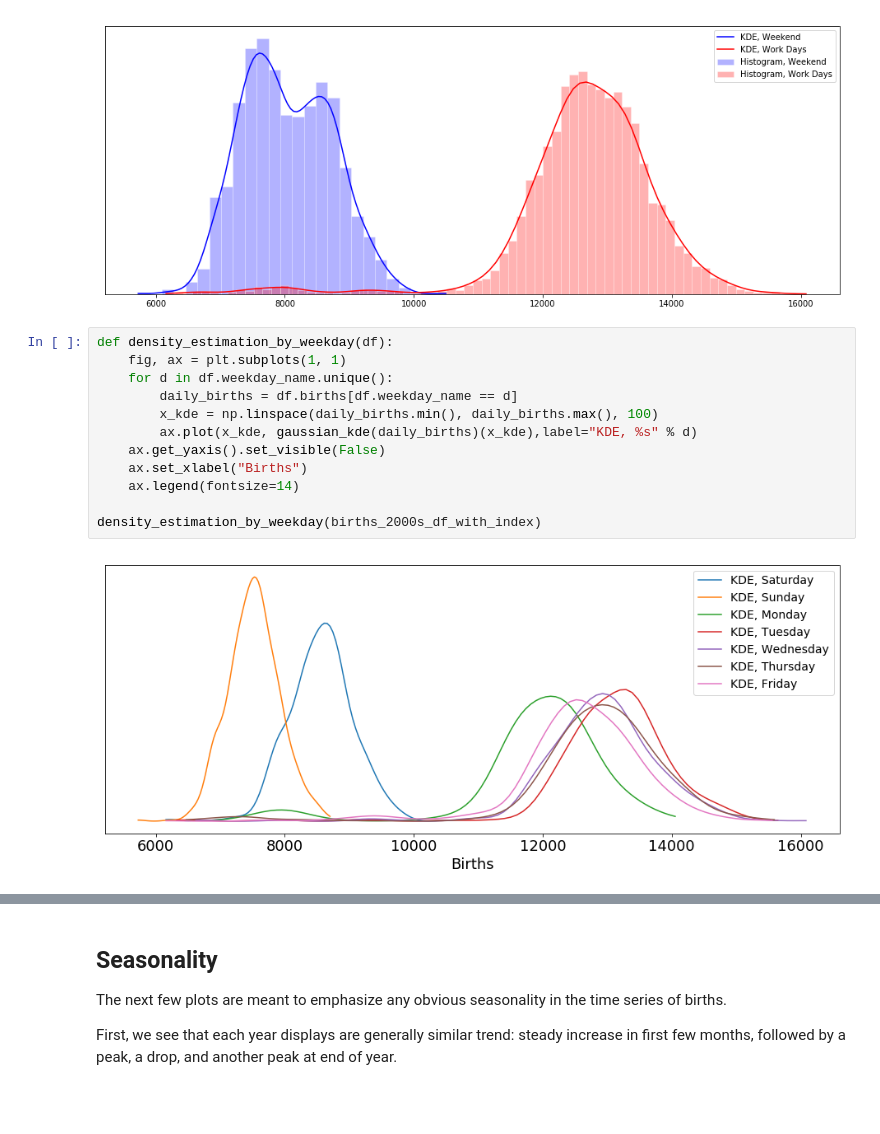
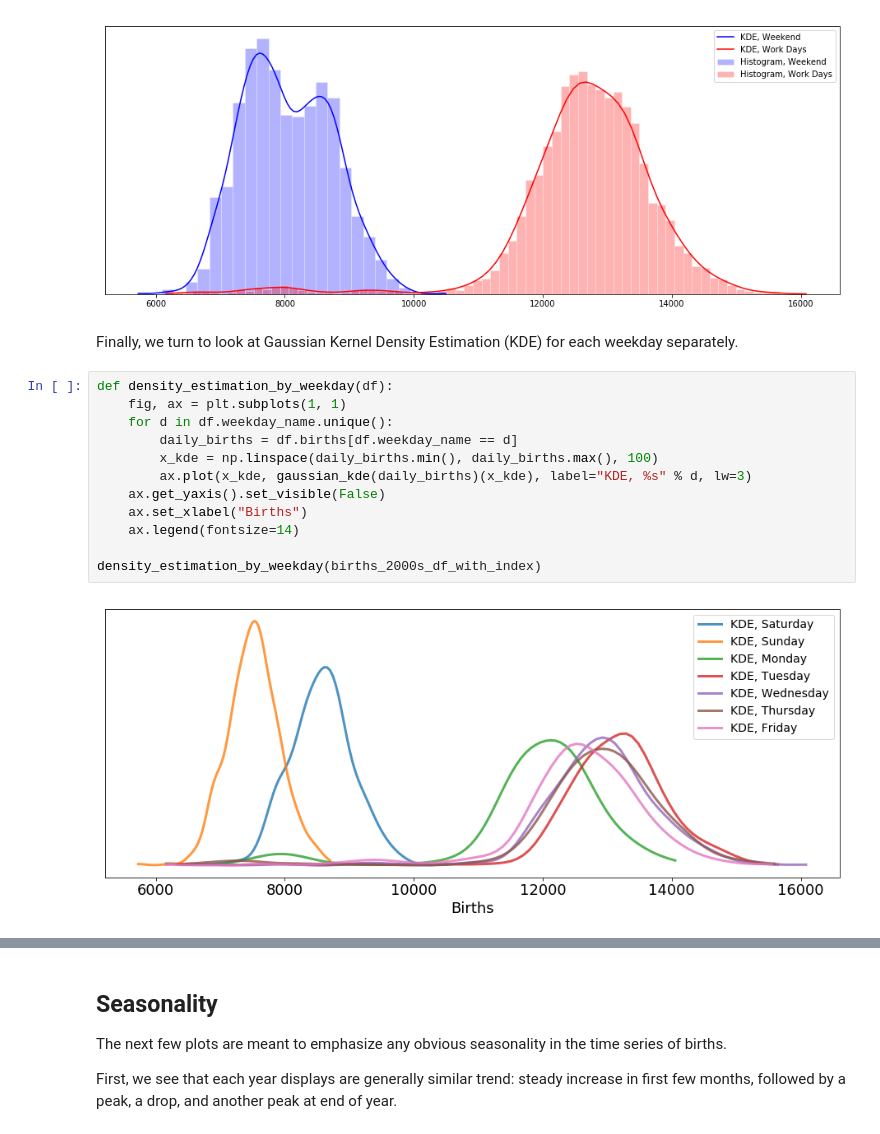
Before and after one commit to inon-peled/dtu_bda_project, a Jupyter notebook: bda_project_us_births.ipynb, the cells around one changed output, grey strips where cells are left out. Drawn from its saved outputs; the diff is of its cells as text; blank space fills up the shorter version.

```diff
--- a/bda_project_us_births.ipynb
+++ b/bda_project_us_births.ipynb
@@ -104,17 +109,19 @@ def density_estimation(df):
 density_estimation(births_2000s_df_with_index)
 # %% [output]
 [figure]
+# %% [markdown]
+Finally, we turn to look at Gaussian Kernel Density Estimation (KDE) for each weekday separately.
 # %%
 def density_estimation_by_weekday(df):
     fig, ax = plt.subplots(1, 1)
     for d in df.weekday_name.unique():
         daily_births = df.births[df.weekday_name == d]
         x_kde = np.linspace(daily_births.min(), daily_births.max(), 100)
-        ax.plot(x_kde, gaussian_kde(daily_births)(x_kde),label="KDE, %s" % d)
+        ax.plot(x_kde, gaussian_kde(daily_births)(x_kde), label="KDE, %s" % d, lw=3)
     ax.get_yaxis().set_visible(False)
     ax.set_xlabel("Births")
     ax.legend(fontsize=14)
 
 density_estimation_by_weekday(births_2000s_df_with_index)
 # %% [output]
-[figure, old version]
+[figure, new version]
```
Also changed, not shown: parts of 9 cells of this notebook.
